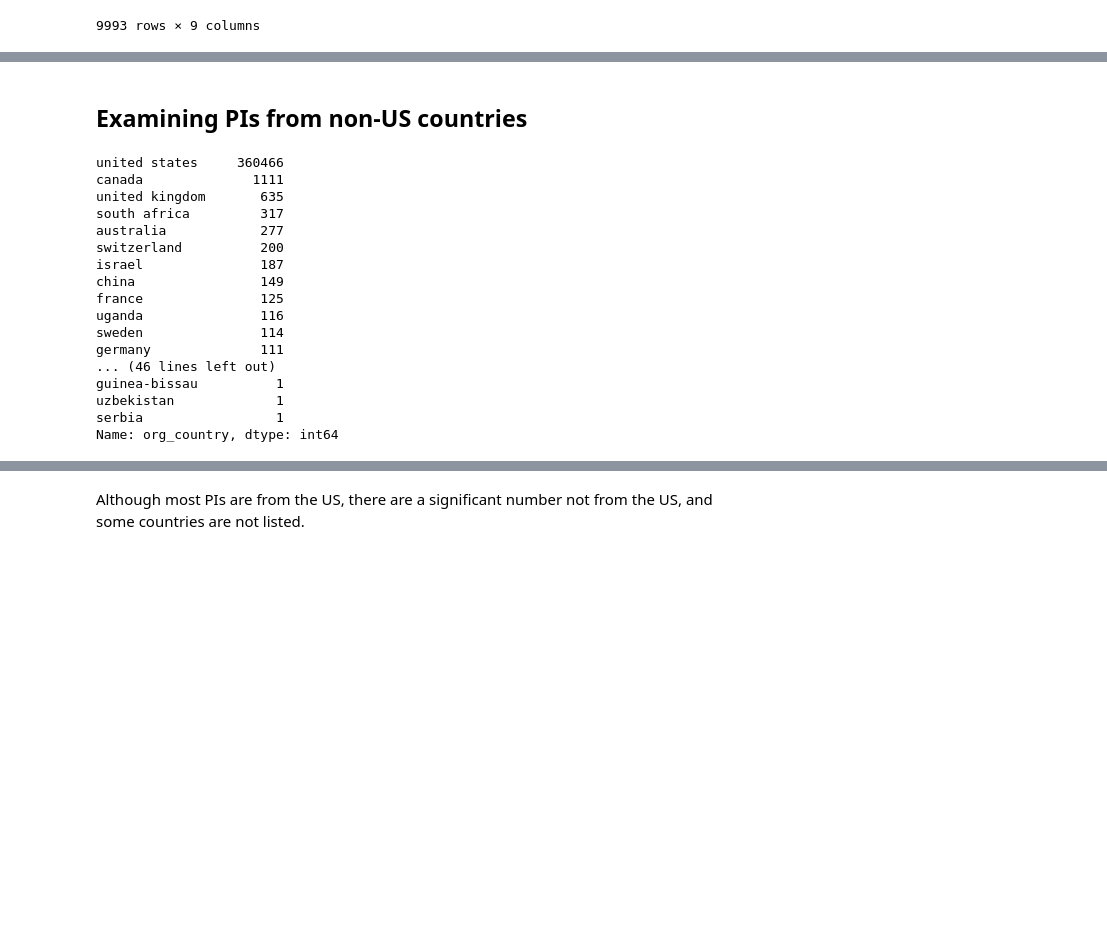
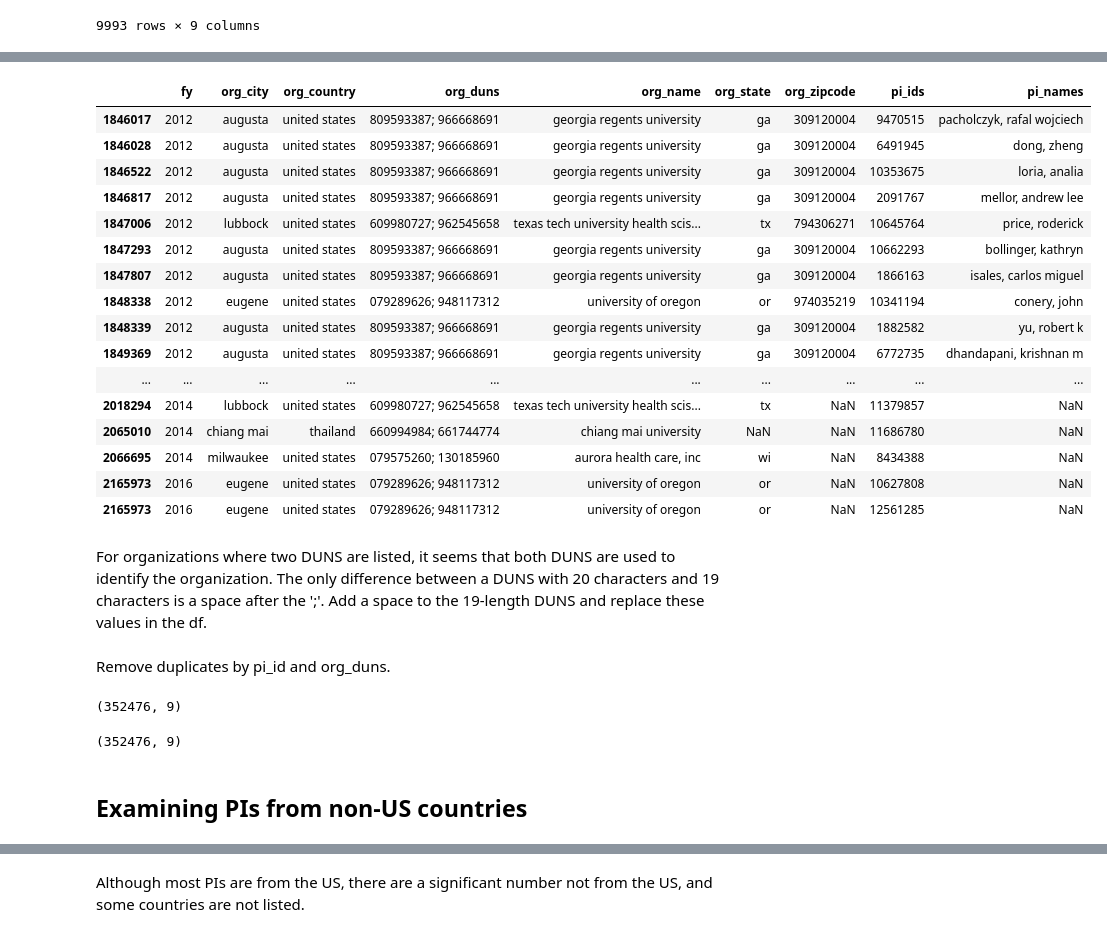
Before and after one commit to yuwie10/nih-awards, a Jupyter notebook: cleaning_pi_info.ipynb, the cells around one changed output, grey strips where cells are left out. Cells and saved outputs as stored; diff of their text form; code cells hidden in the pictures; blank space fills up the shorter version.

```diff
--- a/cleaning_pi_info.ipynb
+++ b/cleaning_pi_info.ipynb
@@ -311,0 +334,22 @@ pi_unique.ix[pi_unique['org_duns'].str.len() == 7.0]
+# %%
+pi_unique.ix[pi_unique['org_duns'].str.len() == 20.0]
+# %% [output]
+|  | fy | org_city | org_country | org_duns | org_name | org_state | org_zipcode | pi_ids | pi_names |
+| 1846017 | 2012 | augusta | united states | 809593387; 966668691 | georgia regents university | ga | 309120004 | 9470515 | pacholczyk, rafal wojciech |
+| 1846028 | 2012 | augusta | united states | 809593387; 966668691 | georgia regents university | ga | 309120004 | 6491945 | dong, zheng |
+| 1846522 | 2012 | augusta | united states | 809593387; 966668691 | georgia regents university | ga | 309120004 | 10353675 | loria, analia |
+| 1846817 | 2012 | augusta | united states | 809593387; 966668691 | georgia regents university | ga | 309120004 | 2091767 | mellor, andrew lee |
+| 1847006 | 2012 | lubbock | united states | 609980727; 962545658 | texas tech university health scis... | tx | 794306271 | 10645764 | price, roderick |
+| 1847293 | 2012 | augusta | united states | 809593387; 966668691 | georgia regents university | ga | 309120004 | 10662293 | bollinger, kathryn |
+| 1847807 | 2012 | augusta | united states | 809593387; 966668691 | georgia regents university | ga | 309120004 | 1866163 | isales, carlos miguel |
+| 1848338 | 2012 | eugene | united states | 079289626; 948117312 | university of oregon | or | 974035219 | 10341194 | conery, john |
+| 1848339 | 2012 | augusta | united states | 809593387; 966668691 | georgia regents university | ga | 309120004 | 1882582 | yu, robert k |
+| 1849369 | 2012 | augusta | united states | 809593387; 966668691 | georgia regents university | ga | 309120004 | 6772735 | dhandapani, krishnan m |
+| ... | ... | ... | ... | ... | ... | ... | ... | ... | ... |
+| 2018294 | 2014 | lubbock | united states | 609980727; 962545658 | texas tech university health scis... | tx | NaN | 11379857 | NaN |
+| 2065010 | 2014 | chiang mai | thailand | 660994984; 661744774 | chiang mai university | NaN | NaN | 11686780 | NaN |
+| 2066695 | 2014 | milwaukee | united states | 079575260; 130185960 | aurora health care, inc | wi | NaN | 8434388 | NaN |
+| 2165973 | 2016 | eugene | united states | 079289626; 948117312 | university of oregon | or | NaN | 10627808 | NaN |
+| 2165973 | 2016 | eugene | united states | 079289626; 948117312 | university of oregon | or | NaN | 12561285 | NaN |
+# %% [markdown]
+For organizations where two DUNS are listed, it seems that both DUNS are used to identify the organization. The only difference between a DUNS with 20 characters and 19 characters is a space after the ';'. Add a space to the 19-length DUNS and replace these values in the df.
@@ -312,22 +367,11 @@ pi_unique.ix[pi_unique['org_duns'].str.len() == 7.0]
+# %% [markdown]
+Remove duplicates by pi_id and org_duns.
+# %%
+pi_unique.shape
+pi_unique = pi_unique.drop_duplicates('pi_ids org_duns'.split())
+pi_unique.shape
+# %% [output]
+(352476, 9)
+(352476, 9)
 # %% [markdown]
 ## Examining PIs from non-US countries
-# %%
-pi_unique.org_country.value_counts()
-# %% [output]
-united states     360466
-canada              1111
-united kingdom       635
-south africa         317
-australia            277
-switzerland          200
-israel               187
-china                149
-france               125
-uganda               116
-sweden               114
-germany              111
-... (46 lines left out)
-guinea-bissau          1
-uzbekistan             1
-serbia                 1
-Name: org_country, dtype: int64
```
Also changed, not shown: parts of 11 cells of this notebook.
